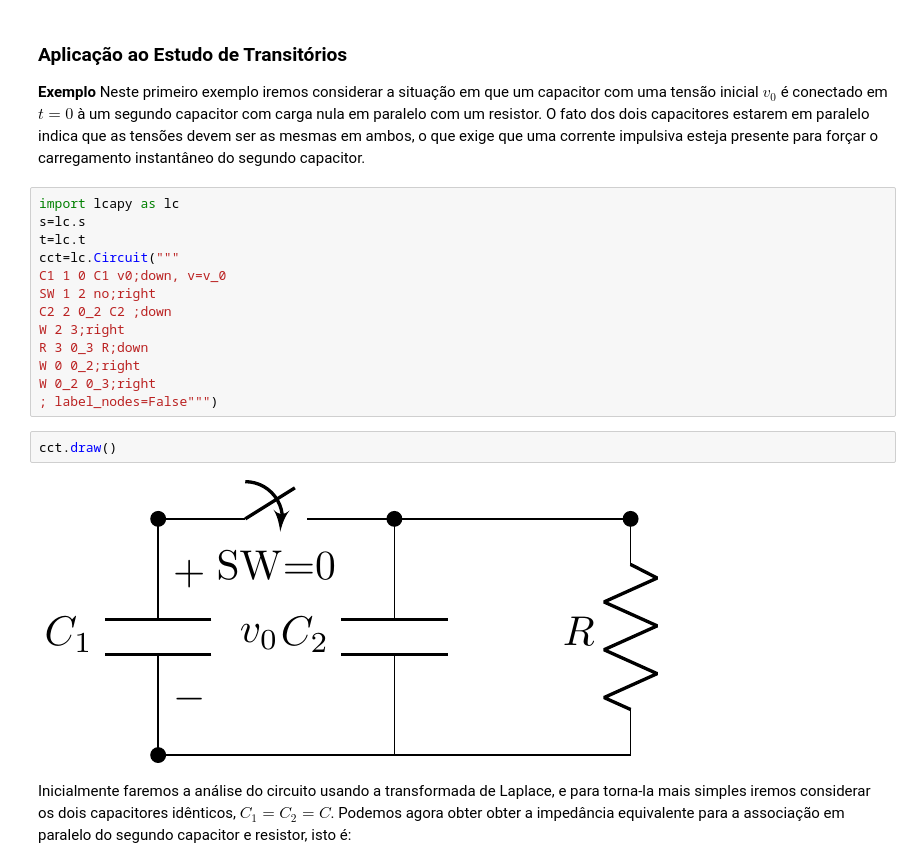
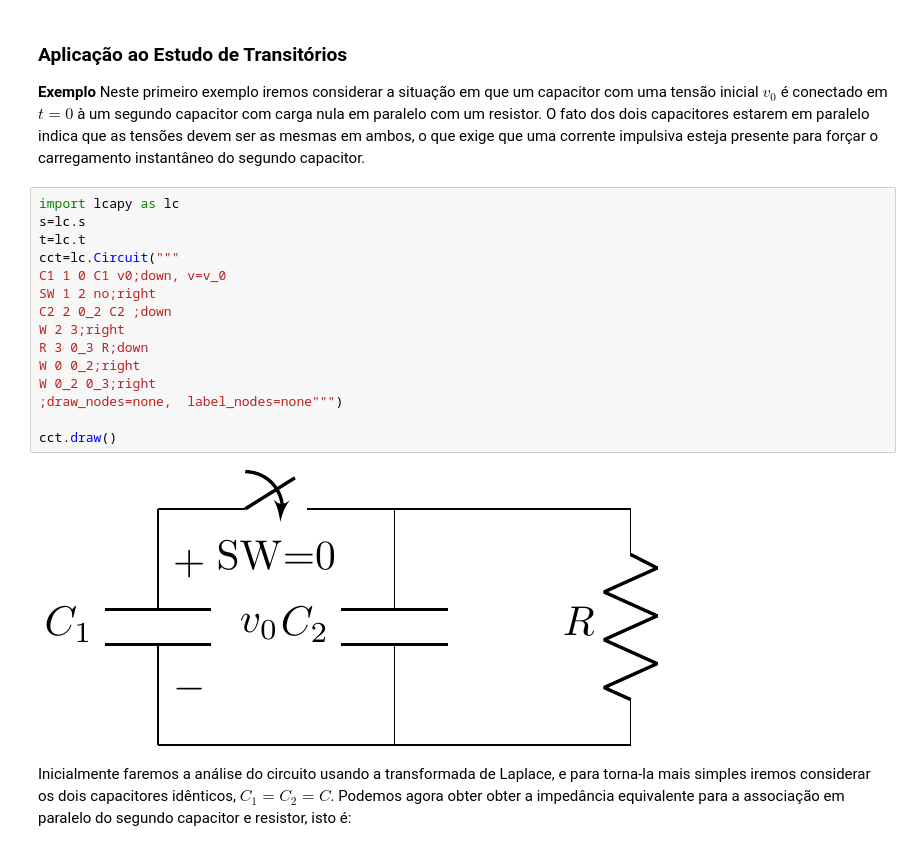
Before and after one commit to Mvanti/SistemasLineares, a Jupyter notebook: Sistemas Lineares-SCDLap_TransformadaLaplace.ipynb, the cells around one changed output. Saved outputs shown, nothing was run; the diff lists cells and outputs as text.

```diff
--- a/Sistemas Lineares-SCDLap_TransformadaLaplace.ipynb
+++ b/Sistemas Lineares-SCDLap_TransformadaLaplace.ipynb
@@ -282,20 +282,20 @@ $$y(t)=\left(\frac{13}{2}e^{-2t}-3e^{-3t}-\frac{3}{2}e^{-4t}\right)u(t).$$
 # %%
 import lcapy as lc
 s=lc.s
 t=lc.t
 cct=lc.Circuit("""
 C1 1 0 C1 v0;down, v=v_0
 SW 1 2 no;right
 C2 2 0_2 C2 ;down
 W 2 3;right
 R 3 0_3 R;down
 W 0 0_2;right
 W 0_2 0_3;right
-; label_nodes=False""")
+;draw_nodes=none,  label_nodes=none""")
+
+cct.draw()
+# %% [output]
+[figure, added]
-# %%
-cct.draw()
-# %% [output]
-[figure, removed]
 # %% [markdown]
  Inicialmente faremos a análise do circuito usando a transformada de Laplace, e para torna-la mais simples iremos considerar os dois capacitores idênticos, $C_1=C_2=C$. Podemos agora obter obter a impedância equivalente para a associação em paralelo do segundo capacitor e resistor, isto é:
 # %% [markdown]
```
Also changed, not shown: parts of 4 cells of this notebook.
